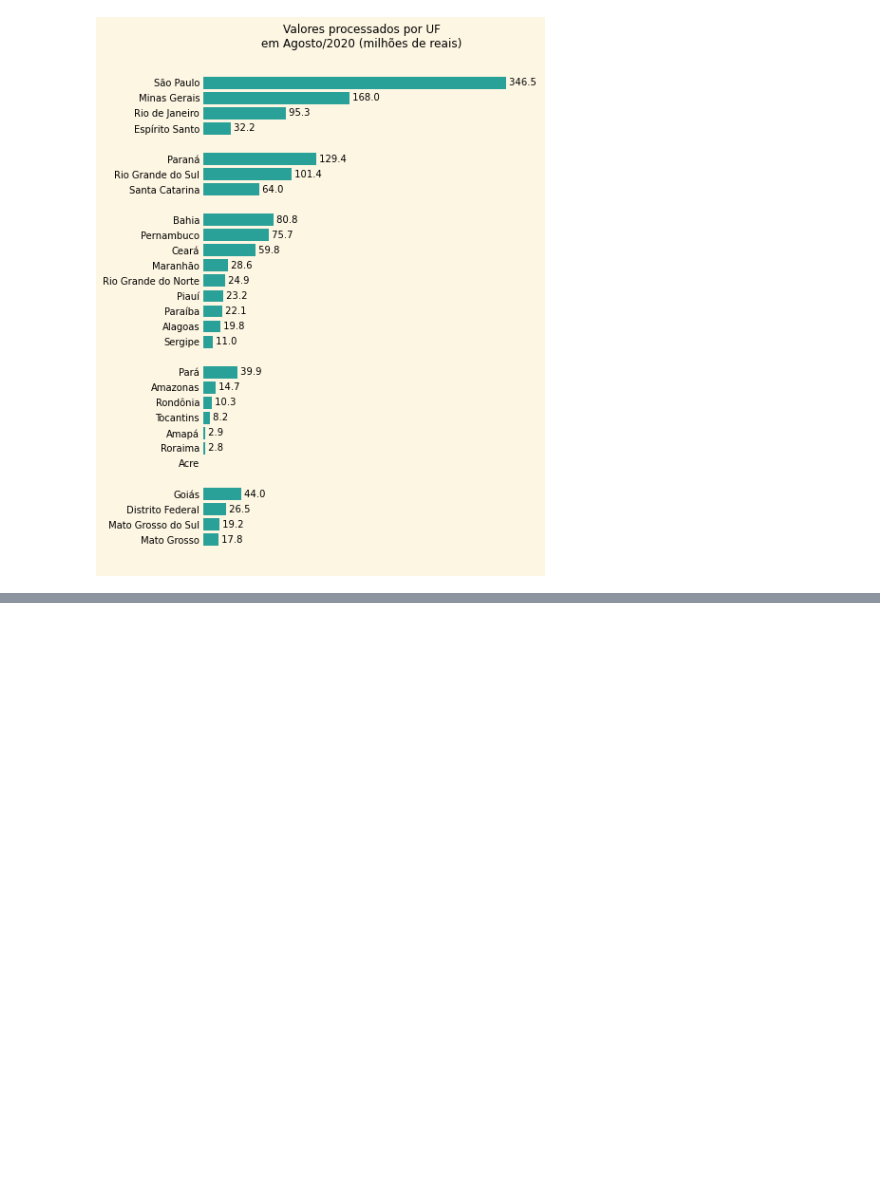
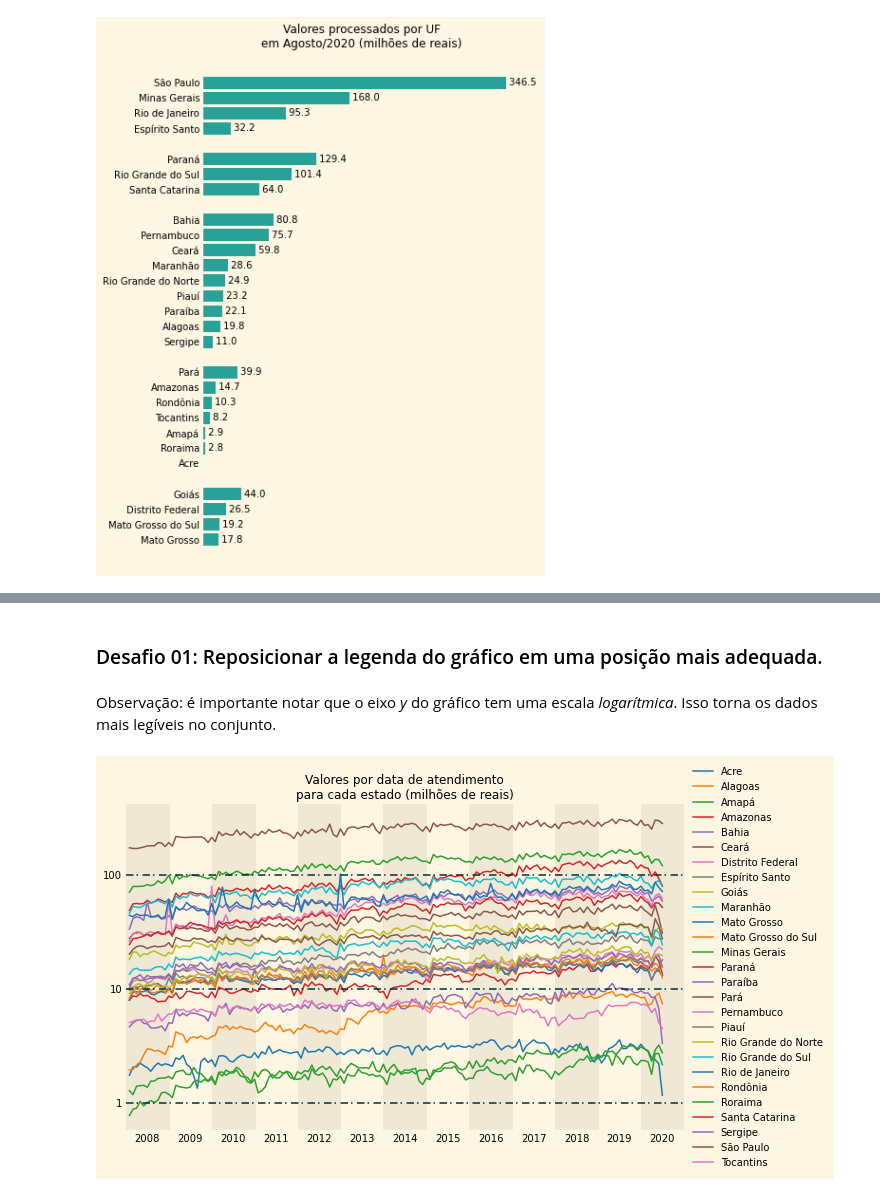
Before and after one commit to ClarisseAlvarenga/bootcamp_alura, a Jupyter notebook: modulo_1/notebooks/analise.ipynb, the cells around one changed output, grey strips where cells are left out. Cells and saved outputs as stored; diff of their text form; code cells hidden in the pictures; blank space fills up the shorter version.

```diff
--- a/modulo_1/notebooks/analise.ipynb
+++ b/modulo_1/notebooks/analise.ipynb
@@ -290,0 +291,62 @@ atendimentos.head()
+# %% [markdown]
+### Desafio 01: Reposicionar a legenda do gráfico em uma posição mais adequada.
+# %% [markdown]
+Observação: é importante notar que o eixo *y* do gráfico tem uma escala *logarítmica*. Isso torna os dados mais legíveis no conjunto.
+# %%
+fig, ax = plt.subplots(figsize=(10, 6))
+
+fig.patch.set_facecolor('#fdf6e3')
+ax.set_facecolor('#fdf6e3')
+
+ax.set_title('Valores por data de atendimento\npara cada estado (milhões de reais)')
+
+atendimentos.loc['2008-2':, :].plot(
+    ax=ax,
+)
+
+# Coloque pra o centro da aresta esquerda da legenda na posição (1, 0,5) do gráfico (a posição é em termos da proporção do tamanho do gráfico.)
+ax.legend(
+    loc='center left',
+    bbox_to_anchor=(1, .5),
+    frameon=False, # Retire o *frame* da legenda.
+)
+
+for spine in ax.spines.values():
+    spine.set_visible(False)
+
+ax.set_xticks([
+    f'{ano}-07'
+    for ano in range(2008, 2021)
+])
+
+ax.set_xticklabels(
+    range(2008, 2021)
+)
+
+ax.tick_params(
+    axis='both',
+    which='both',
+    length=0,
+)
+
+ax.set_xlim('2008-01', '2021-01')
+
+for ano in range(2008, 2022, 2):
+    ax.axvspan(
+        xmin=f'{ano}-01',
+        xmax=f'{ano+1}-01',
+        color='#eee8d5',
+    )
+
+ax.set_yscale('log')
+
+ax.yaxis.set_major_formatter(FuncFormatter(lambda x, pos: f'{x/10**6:.0f}'))
+
+for valor in [1e6, 10e6, 100e6]:
+    ax.axhline(
+        valor,
+        dashes=(5, 2, 1, 3),
+        color='#002b36',
+    )
+# %% [output]
+[figure, added]
```
Also changed, not shown: parts of 10 cells of this notebook.
